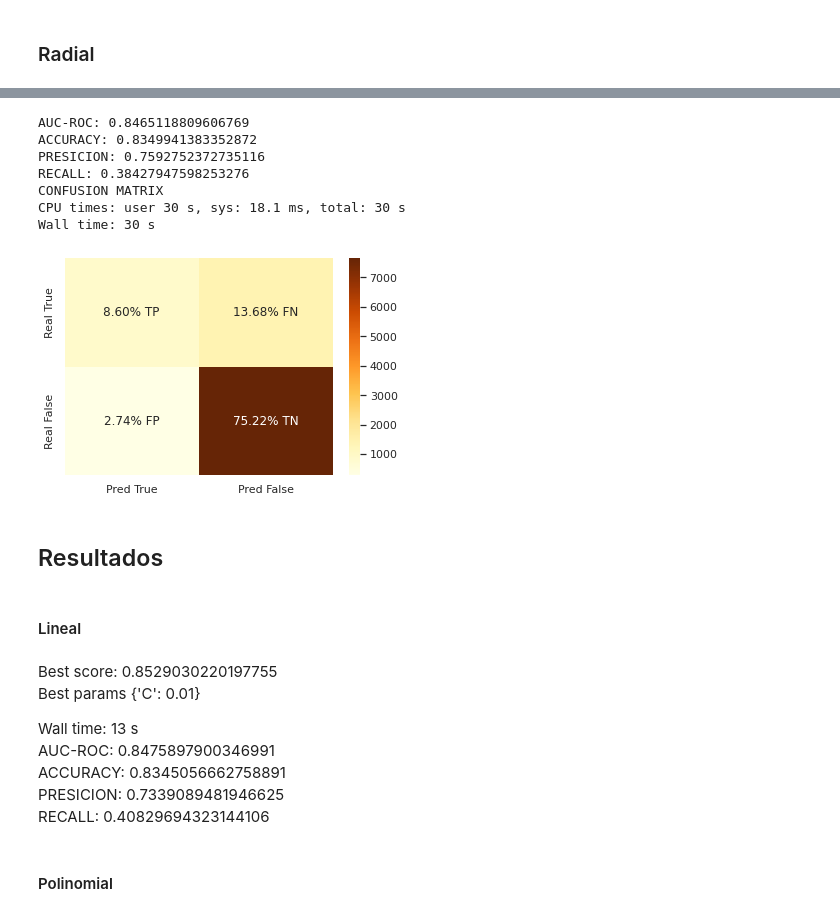
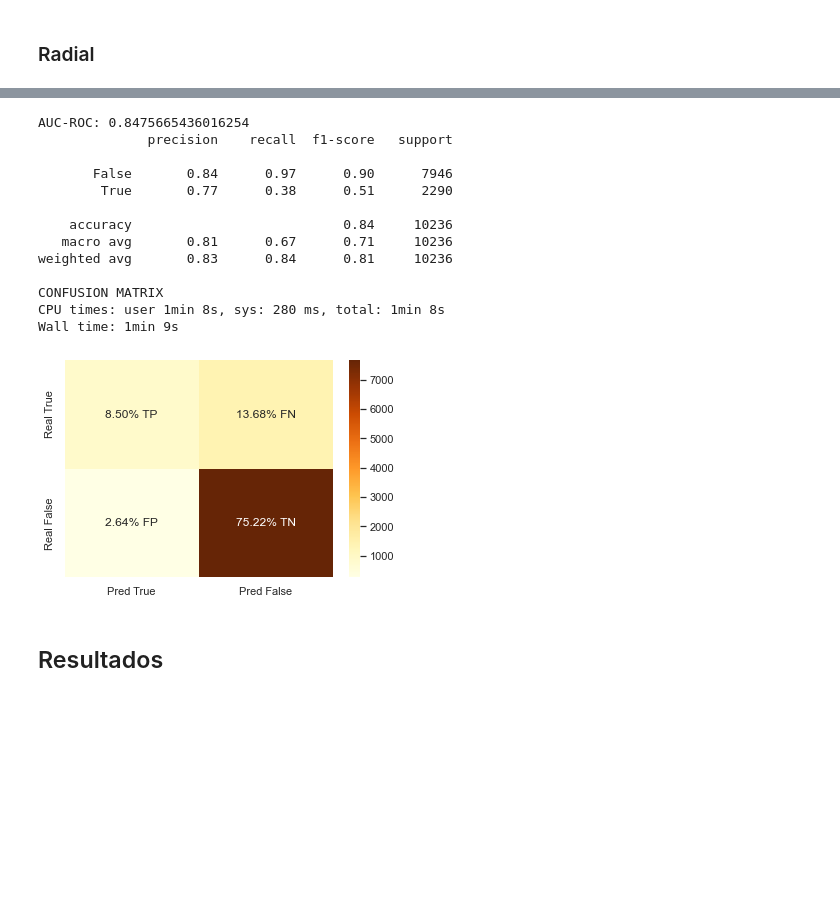
Before and after one commit to NicolasEzequielZulaicaRivera/OD_TPS, a Jupyter notebook: TP2/svm.ipynb, the cells around one changed output, grey strips where cells are left out. Drawn from its saved outputs; the diff is of its cells as text; code cells hidden in the pictures; blank space fills up the shorter version.

```diff
--- a/TP2/svm.ipynb
+++ b/TP2/svm.ipynb
@@ -25,7 +26,7 @@ MAX_JOBS = -1
 # %% [markdown]
 **Run :** Entrenar Nuevamente o Cargar Entrenado
 # %%
-runLinearSimple = True
+runLinearSimple = False
 runLinear = True
 runPoly = True
 runRadial = True
@@ -180,7 +221,7 @@ Wall time: 13.2 s
 # %% [markdown]
 ### Poly
 # %%
-if (runPoly):
+if (runPolyOhe):
     svm_poly = SVC(
         kernel='poly',
         max_iter=MAX_ITER*10, shrinking=False, probability=True,
@@ -202,9 +243,8 @@ if (runPoly):
     ).fit(train_feat, train_targ)
 
     # Guardar
-    if(savePoly):
+    if(savePolyOhe):
         dump(svm_poly_grid, 'models/SVM/svm_poly_grid.sk')
-        dump(svm_poly_grid.best_estimator_, 'models/SVM/svm_poly.sk')
 else:
     # Cargar
     svm_poly_grid = load('models/SVM/svm_poly_grid.sk')
@@ -232,0 +302,28 @@ Wall time: 15.9 s
+# %%
+if (runPoly):
+    svm_poly_ohe = SVC(
+        kernel='poly',
+        max_iter=MAX_ITER*10, shrinking=False, probability=True,
+    )
+    params = {
+        'C': hipr_arrange*10,
+        'degree': np.arange(1,5,1),
+        'gamma': hipr_arrange,
+        'coef0': hipr_arrange*10,
+    }
+
+    svm_poly_ohe_grid = HalvingGridSearchCV(
+        svm_poly_ohe,
+        params,
+        scoring='roc_auc',
+        n_jobs=MAX_JOBS,
+        return_train_score=True,
+        verbose=1, cv=2,
+    ).fit(train_feat2, train_targ2)
+
+    # Guardar
+    if(savePolyOhe):
+        dump(svm_poly_ohe_grid, 'models/SVM/svm_poly_ohe_grid.sk')
+else:
+    # Cargar
+    svm_poly_ohe_grid = load('models/SVM/svm_poly_ohe_grid.sk')
@@ -255,7 +401,6 @@ if (runRadial):
     # Guardar
     if(saveRadial):
         dump(svm_radial_grid, 'models/SVM/svm_radial_grid.sk')
-        dump(svm_radial_grid.best_estimator_, 'models/SVM/svm_radial.sk')
 else:
     # Cargar
     svm_radial_grid = load('models/SVM/svm_radial_grid.sk')
@@ -269,15 +432,21 @@ Best params {'C': 0.1, 'gamma': 0.01}
 svm_radial = svm_radial_grid.best_estimator_
 # %%
 %%time
-rad_pred = svm_radial.predict(val_feat)
-rad_prob = svm_radial.predict_proba(val_feat)
-score(val_targ, rad_pred, rad_prob[:,1])
+pred = svm_radial.predict(val_feat)
+prob = svm_radial.predict_proba(val_feat)
+score(val_targ, pred, prob[:,1])
 # %% [output]
-AUC-ROC: 0.8465118809606769
-ACCURACY: 0.8349941383352872
-PRESICION: 0.7592752372735116
-RECALL: 0.38427947598253276
+AUC-ROC: 0.8475665436016254
+              precision    recall  f1-score   support
+
+       False       0.84      0.97      0.90      7946
+        True       0.77      0.38      0.51      2290
+
+    accuracy                           0.84     10236
+   macro avg       0.81      0.67      0.71     10236
+weighted avg       0.83      0.84      0.81     10236
+
 CONFUSION MATRIX
-CPU times: user 30 s, sys: 18.1 ms, total: 30 s
-Wall time: 30 s
+CPU times: user 1min 8s, sys: 280 ms, total: 1min 8s
+Wall time: 1min 9s
-[figure, old version]
+[figure, new version]
@@ -284,15 +456,2 @@ Wall time: 30 s
 # %% [markdown]
 ## Resultados
-# %% [markdown]
-#### Lineal
-# %% [markdown]
-Best score: 0.8529030220197755 \
-Best params {'C': 0.01}
-
-Wall time: 13 s \
-AUC-ROC: 0.8475897900346991 \
-ACCURACY: 0.8345056662758891 \
-PRESICION: 0.7339089481946625 \
-RECALL: 0.40829694323144106
-# %% [markdown]
-#### Polinomial
```
Also changed, not shown: parts of 26 cells of this notebook, 22 other files.
